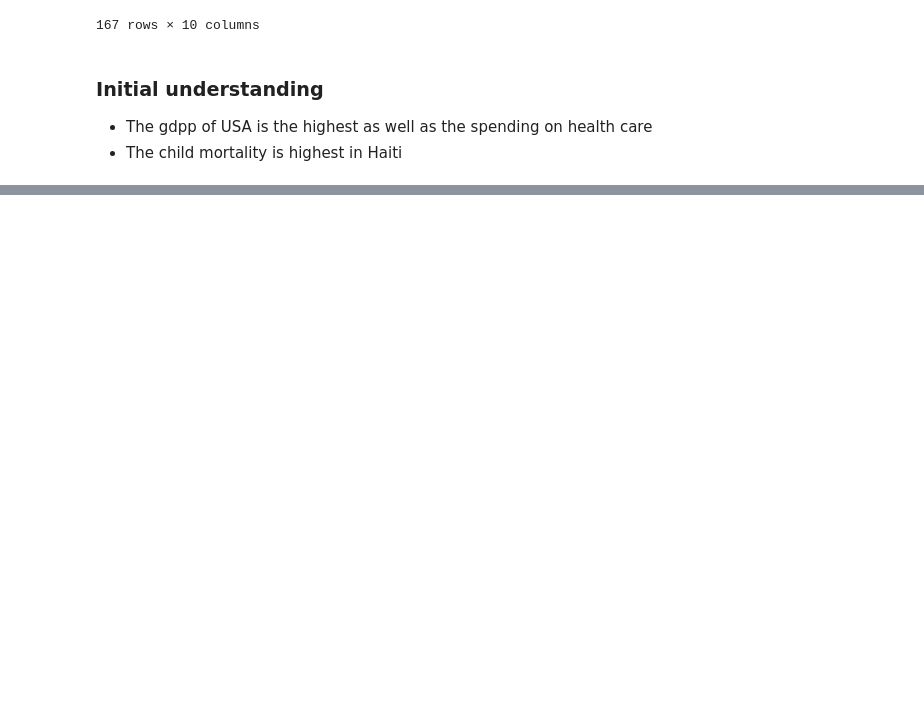
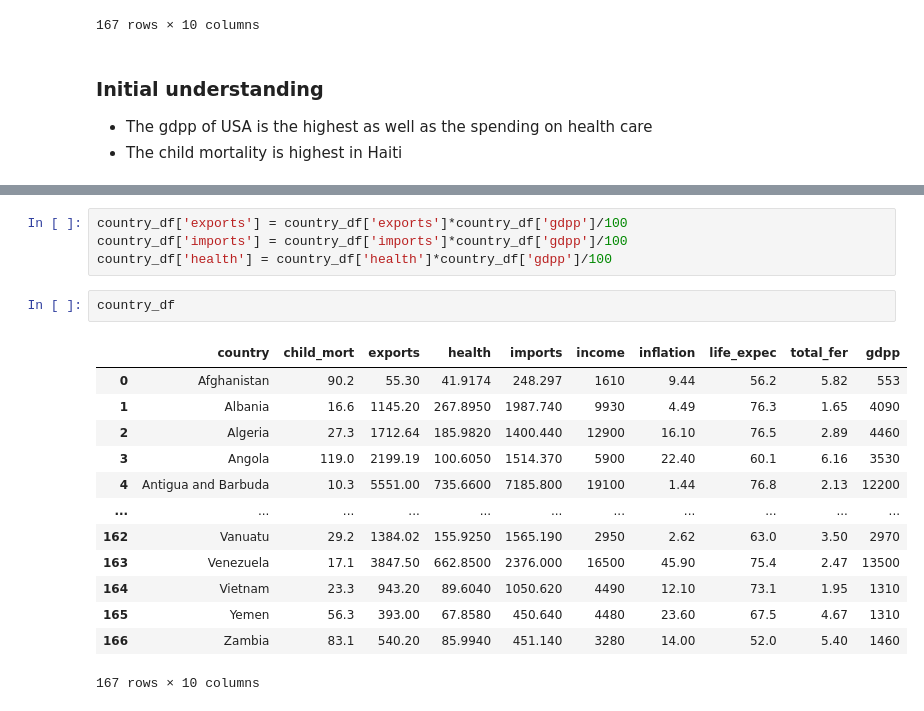
Before and after one commit to gyana-ranjan-dash/World_proverty_analysis, a Jupyter notebook: World_poverty_analysis.ipynb, the cells around one changed output, grey strips where cells are left out. Cells and saved outputs as stored; diff of their text form; blank space fills up the shorter version.

```diff
--- a/World_poverty_analysis.ipynb
+++ b/World_poverty_analysis.ipynb
@@ -160,0 +175,20 @@ country_df.sort_values(by='child_mort', ascending = False)
+# %%
+country_df['exports'] = country_df['exports']*country_df['gdpp']/100
+country_df['imports'] = country_df['imports']*country_df['gdpp']/100
+country_df['health'] = country_df['health']*country_df['gdpp']/100
+# %%
+country_df
+# %% [output]
+|  | country | child_mort | exports | health | imports | income | inflation | life_expec | total_fer | gdpp |
+| 0 | Afghanistan | 90.2 | 55.30 | 41.9174 | 248.297 | 1610 | 9.44 | 56.2 | 5.82 | 553 |
+| 1 | Albania | 16.6 | 1145.20 | 267.8950 | 1987.740 | 9930 | 4.49 | 76.3 | 1.65 | 4090 |
+| 2 | Algeria | 27.3 | 1712.64 | 185.9820 | 1400.440 | 12900 | 16.10 | 76.5 | 2.89 | 4460 |
+| 3 | Angola | 119.0 | 2199.19 | 100.6050 | 1514.370 | 5900 | 22.40 | 60.1 | 6.16 | 3530 |
+| 4 | Antigua and Barbuda | 10.3 | 5551.00 | 735.6600 | 7185.800 | 19100 | 1.44 | 76.8 | 2.13 | 12200 |
+| ... | ... | ... | ... | ... | ... | ... | ... | ... | ... | ... |
+| 162 | Vanuatu | 29.2 | 1384.02 | 155.9250 | 1565.190 | 2950 | 2.62 | 63.0 | 3.50 | 2970 |
+| 163 | Venezuela | 17.1 | 3847.50 | 662.8500 | 2376.000 | 16500 | 45.90 | 75.4 | 2.47 | 13500 |
+| 164 | Vietnam | 23.3 | 943.20 | 89.6040 | 1050.620 | 4490 | 12.10 | 73.1 | 1.95 | 1310 |
+| 165 | Yemen | 56.3 | 393.00 | 67.8580 | 450.640 | 4480 | 23.60 | 67.5 | 4.67 | 1310 |
+| 166 | Zambia | 83.1 | 540.20 | 85.9940 | 451.140 | 3280 | 14.00 | 52.0 | 5.40 | 1460 |
+167 rows × 10 columns
```
Also changed, not shown: parts of 3 cells of this notebook.
